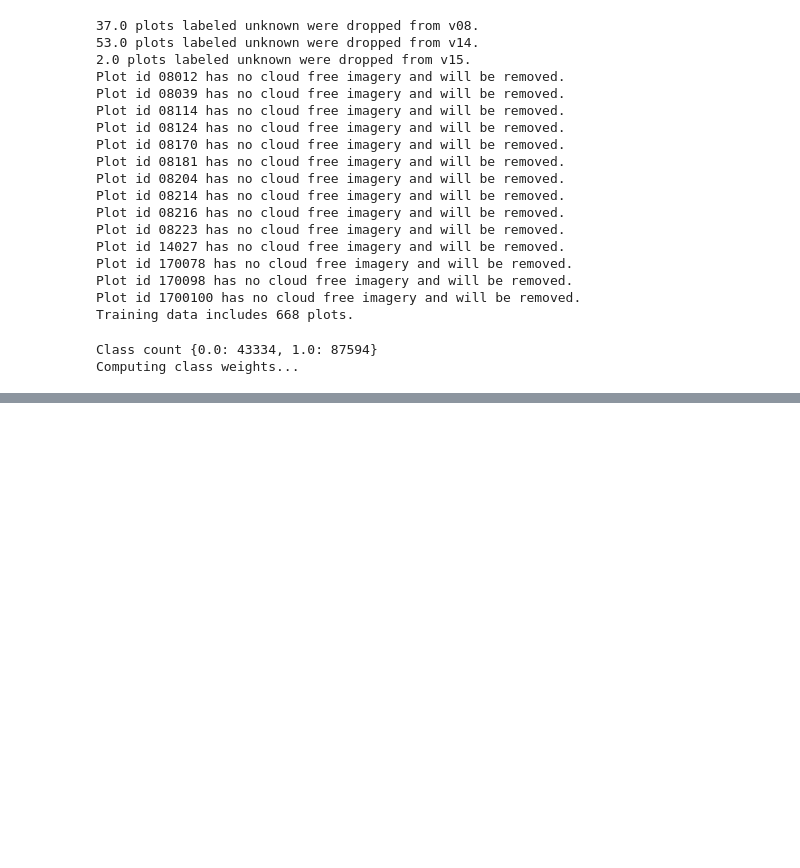
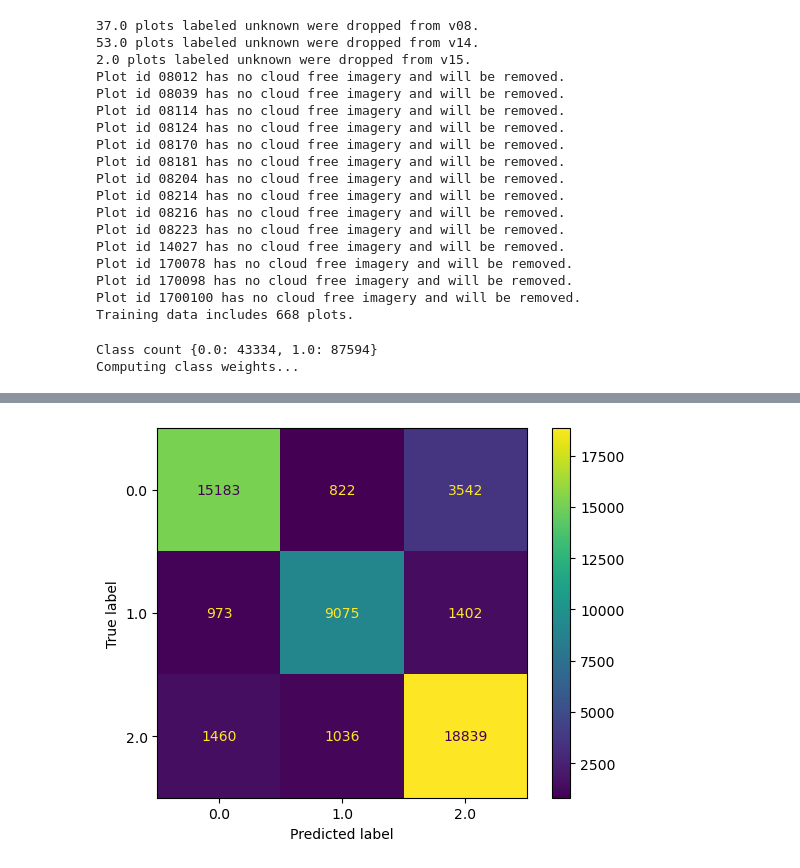
Before and after one commit to wri/plantation_classifier, a Jupyter notebook: notebooks/modeling_approaches.ipynb, the cells around one changed output, grey strips where cells are left out. Drawn from its saved outputs; the diff is of its cells as text; code cells hidden in the pictures; blank space fills up the shorter version.

```diff
--- a/notebooks/modeling_approaches.ipynb
+++ b/notebooks/modeling_approaches.ipynb
@@ -383,0 +588,15 @@ Computing class weights...
+# %%
+# first step is to train an unscaled model for feature selection
+# removed hyperparameters and training unscaled model for feature selection
+X, y = pp.create_xy(['v08','v14', 'v15', 'v18', 'v19', 'v20'],
+                    classes='multi',
+                    drop_feats=False,
+                    feature_select=[],
+                    verbose=False)
+X_train_ss, X_test_ss, y_train, y_test = pp.reshape_and_scale_manual(X, y, 'v20')
+y_test, pred, probs, probs_pos = rp.fit_eval_multiclassifier(X_train_ss,
+                                                             X_test_ss,
+                                                             y_train,
+                                                             y_test,
+                                                             'cat',
+                                                             'v20_scaled')
@@ -383,0 +613,15 @@ Computing class weights...
+# %%
+# updated hyperparams, now retrain (fs trained in other notebook)
+v20_feats = [0, 1, 5, 6, 8, 9, 11, 14, 16, 19, 20, 21, 28, 31, 33, 34, 36, 37, 39, 44, 45, 47, 48, 49, 50, 51, 52, 57, 58, 60, 61, 62, 63, 64, 72, 76, 77, 78, 79, 80]
+X, y = pp.create_xy(['v08','v14', 'v15', 'v18', 'v19', 'v20'],
+                    classes='multi',
+                    drop_feats=False,
+                    feature_select=v20_feats,
+                    verbose=False)
+X_train_ss, X_test_ss, y_train, y_test = pp.reshape_no_scaling(X, y)
+y_test, pred, probs, probs_pos = rp.fit_eval_multiclassifier(X_train_ss,
+                                                             X_test_ss,
+                                                             y_train,
+                                                             y_test,
+                                                             'cat',
+                                                             'v20_tuned')
@@ -383,0 +638,10 @@ Computing class weights...
+# %%
+# check out results
+with open(f'../models/cat_v20_tuned.pkl', 'rb') as file:
+    model = pickle.load(file)
+
+# Confusion Matrix
+cm = confusion_matrix(y_test, pred, labels=model.classes_)
+ConfusionMatrixDisplay(confusion_matrix=cm, display_labels=model.classes_).plot();
+# %% [output]
+[figure, added]
```
Also changed, not shown: parts of 22 cells of this notebook.
